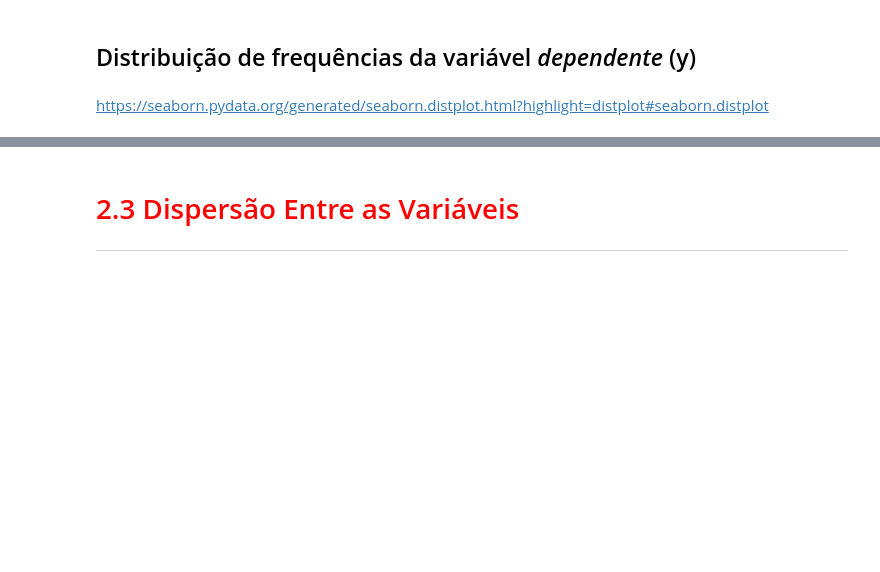
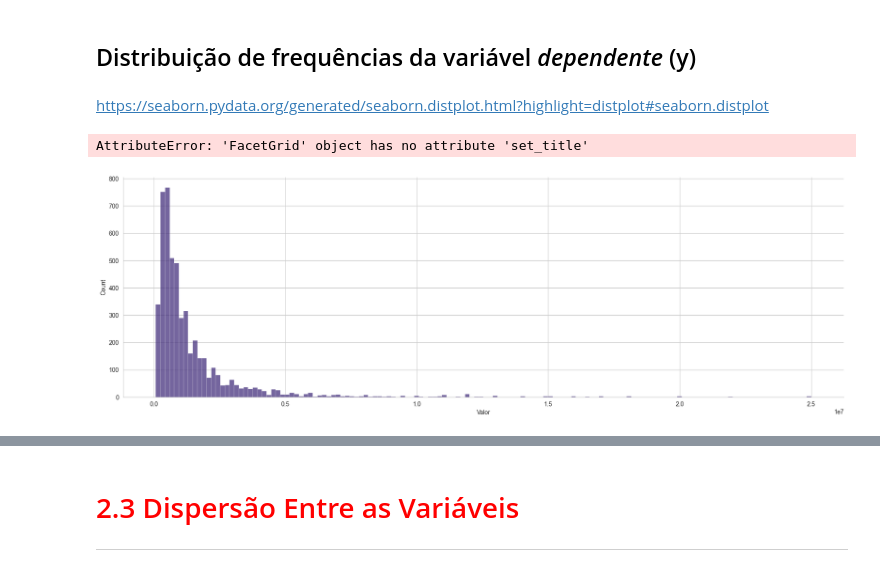
Before and after one commit to TheGabrielVieira/regressao-linear-tecnicas-avan-adas, a Jupyter notebook: Projeto/Regressão Linear.ipynb, the cells around one changed output, grey strips where cells are left out. Drawn from its saved outputs; the diff is of its cells as text; code cells hidden in the pictures; blank space fills up the shorter version.

```diff
--- a/Projeto/Regressão Linear.ipynb
+++ b/Projeto/Regressão Linear.ipynb
@@ -110,11 +118,14 @@ ax
 # %% [markdown]
 https://seaborn.pydata.org/generated/seaborn.distplot.html?highlight=distplot#seaborn.distplot
 # %%
-
+ax = sns.displot(data=dados['Valor'])
 ax.figure.set_size_inches(20, 6)
 ax.set_title('Distribuição de Frequências', fontsize=20)
 ax.set_xlabel('Preço dos Imóveis (R$)', fontsize=16)
 ax
+# %% [output]
+AttributeError: 'FacetGrid' object has no attribute 'set_title'
+[figure, added]
 # %% [markdown]
 <img width='800px' src='../Dados/img/Box-Plot II.png'>
 # %% [markdown]
```
Also changed, not shown: parts of 5 cells of this notebook.
